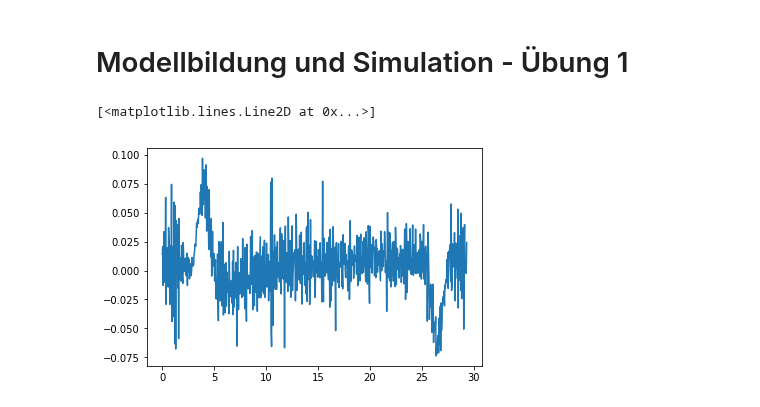
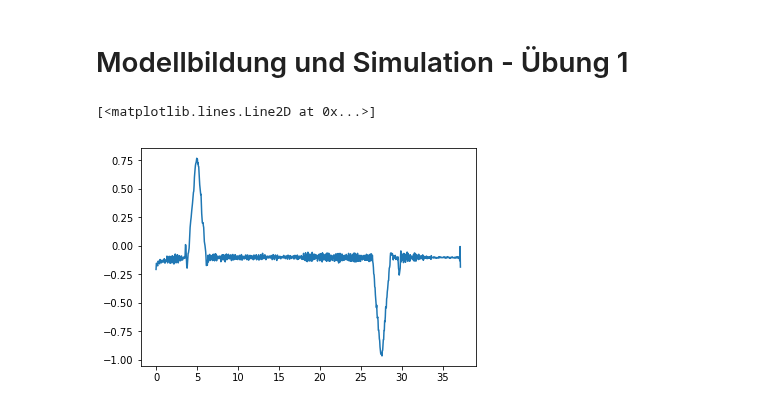
Before and after one commit to darenegade/modellbildung, a Jupyter notebook: Abgabe1/Abgabe1.ipynb, the cells around one changed output. Drawn from its saved outputs; the diff is of its cells as text; code cells hidden in the pictures.

```diff
--- a/Abgabe1/Abgabe1.ipynb
+++ b/Abgabe1/Abgabe1.ipynb
@@ -3,8 +3,10 @@
 # %%
 import pandas as pd
 import matplotlib.pyplot as plt
-df1 = pd.read_csv("data/Acceleration.csv", sep=";")
-plt.plot(df1['Time'], df1['Acceleration'])
+accData = pd.read_csv("data/Acceleration.csv", sep=";")
+pvData = pd.read_csv("data/Pressure_and_velocity.csv", sep=";")
-# %% [output]
-[<matplotlib.lines.Line2D at 0x...>]
-[figure, removed]
+# %%
+plt.plot(accData['Time (s)'], accData['Acceleration (m/s²)'])
+# %% [output]
+[<matplotlib.lines.Line2D at 0x...>]
+[figure, added]
```
Also changed, not shown: parts of 2 cells of this notebook, 2 other files.
